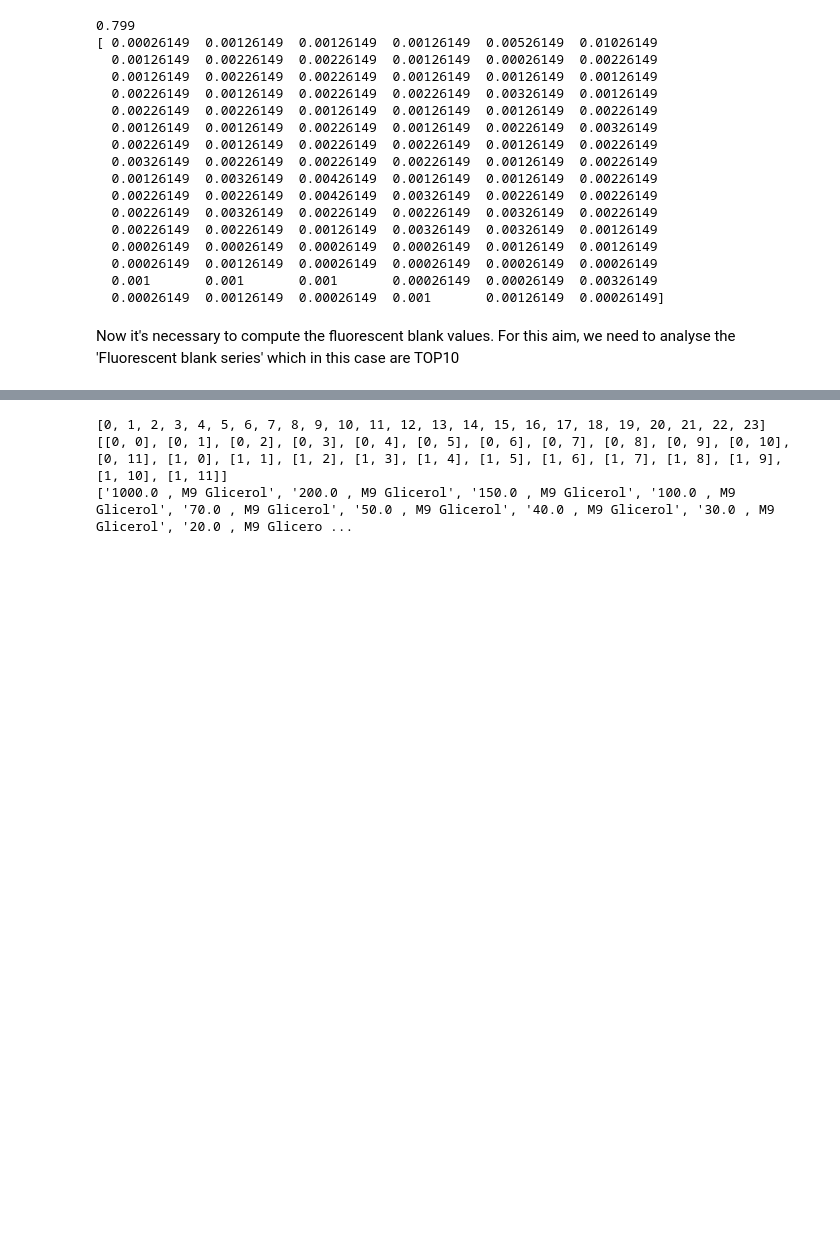
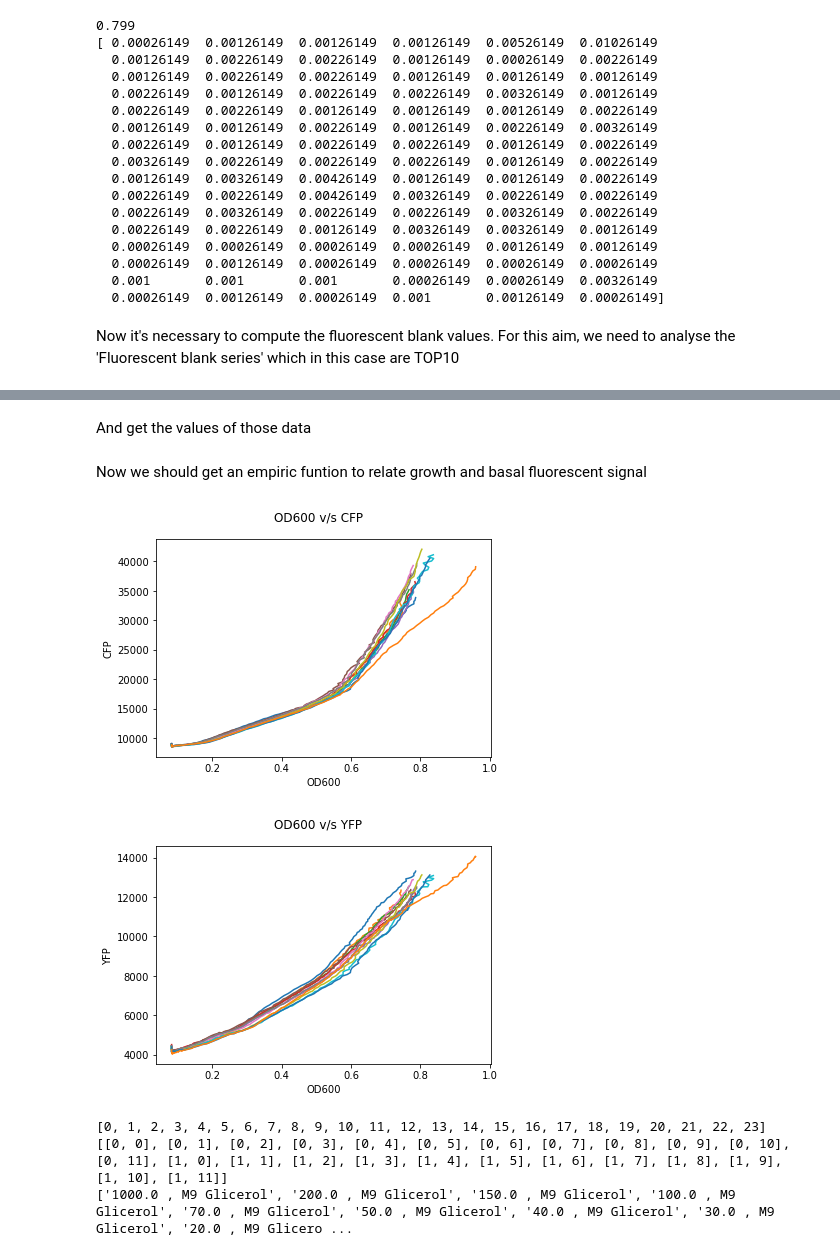
Before and after one commit to Prosimio/Plate_reader_analysis, a Jupyter notebook: Inverter_Analysis.ipynb, the cells around one changed output, grey strips where cells are left out. Saved outputs shown, nothing was run; the diff lists cells and outputs as text; code cells hidden in the pictures; blank space fills up the shorter version.

```diff
--- a/Inverter_Analysis.ipynb
+++ b/Inverter_Analysis.ipynb
@@ -551,0 +568,6 @@ FB_labels=['TOP10']  #fill this list manually
+# %% [markdown]
+And get the values of those data
+# %%
+Fluo_Blank = get_group_values(wdata, data_sheets, index_D)
+# %% [markdown]
+Now we should get an empiric funtion to relate growth and basal fluorescent signal
@@ -552,3 +576,26 @@ FB_labels=['TOP10']  #fill this list manually
+# %%
+def plot_dat_dat(wsd, x_sheetname, y_sheetname,):
+
+    wells = len(wsd[x_sheetname]['data'][0,:])
+
+    fig= plt.figure()
+    fig.suptitle(x_sheetname + ' v/s '+ y_sheetname)
+
+    for i in range(wells):
+
+        p=plt.plot(wsd[x_sheetname]['data'][:,i], wsd[y_sheetname]['data'][:,i])
+
+    plt.ylabel(y_sheetname)
+    plt.xlabel(x_sheetname)
+    #plt.axis([0, 6, 0, 20])
+    #plt.legend([nr_labels[i] for i in range(len(nr_labels))], loc = 'upper right', bbox_to_anchor=(1.3, 1))
+    plt.show()
+# %%
+plot_dat_dat(Fluo_Blank,'OD600','CFP')
+plot_dat_dat(Fluo_Blank,'OD600','YFP')
+# %% [output]
+[figure, added]
+[figure, added]
 # %%
 srp_labels=['pSrpR-S3_cyan']  #fill this list manually
 
```
Also changed, not shown: parts of 2 cells of this notebook.
